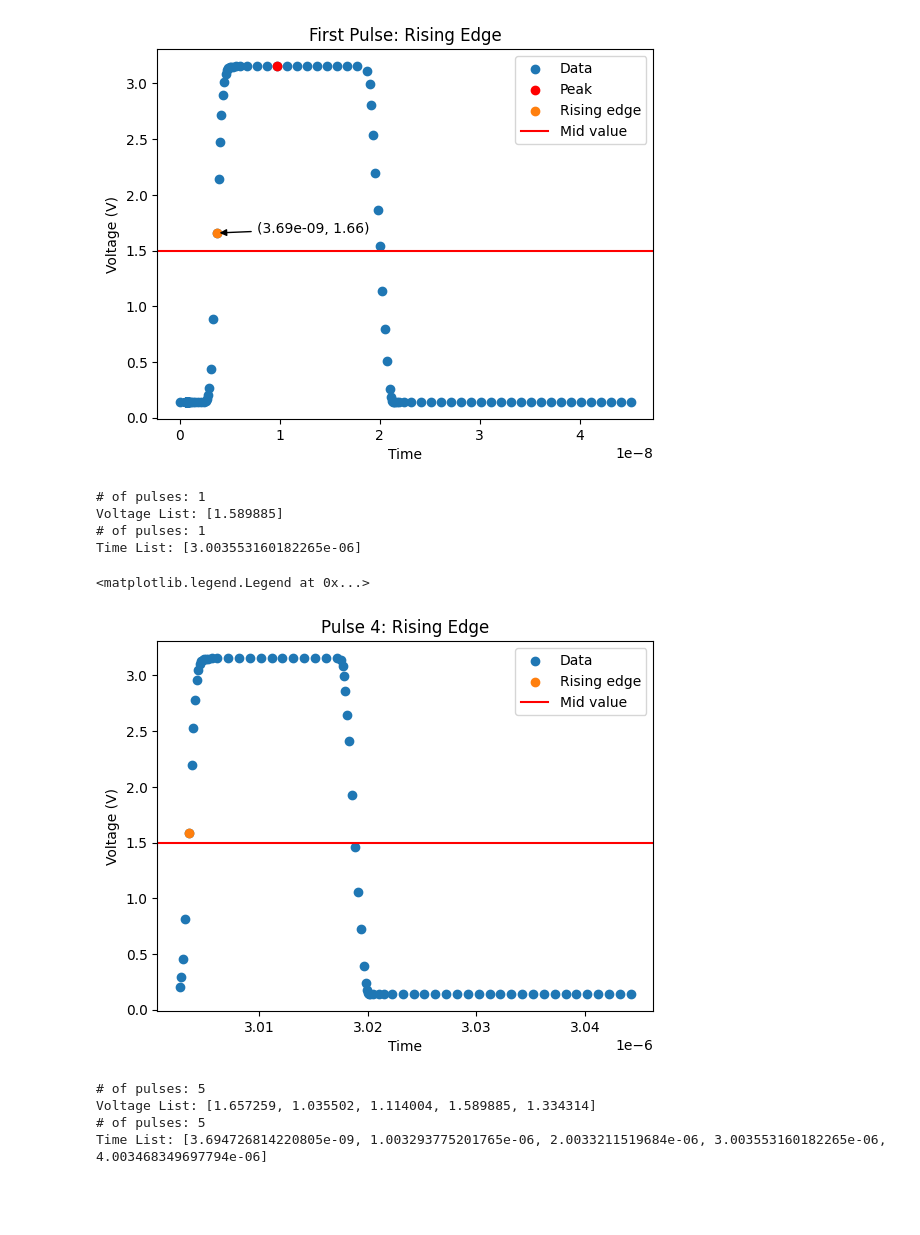
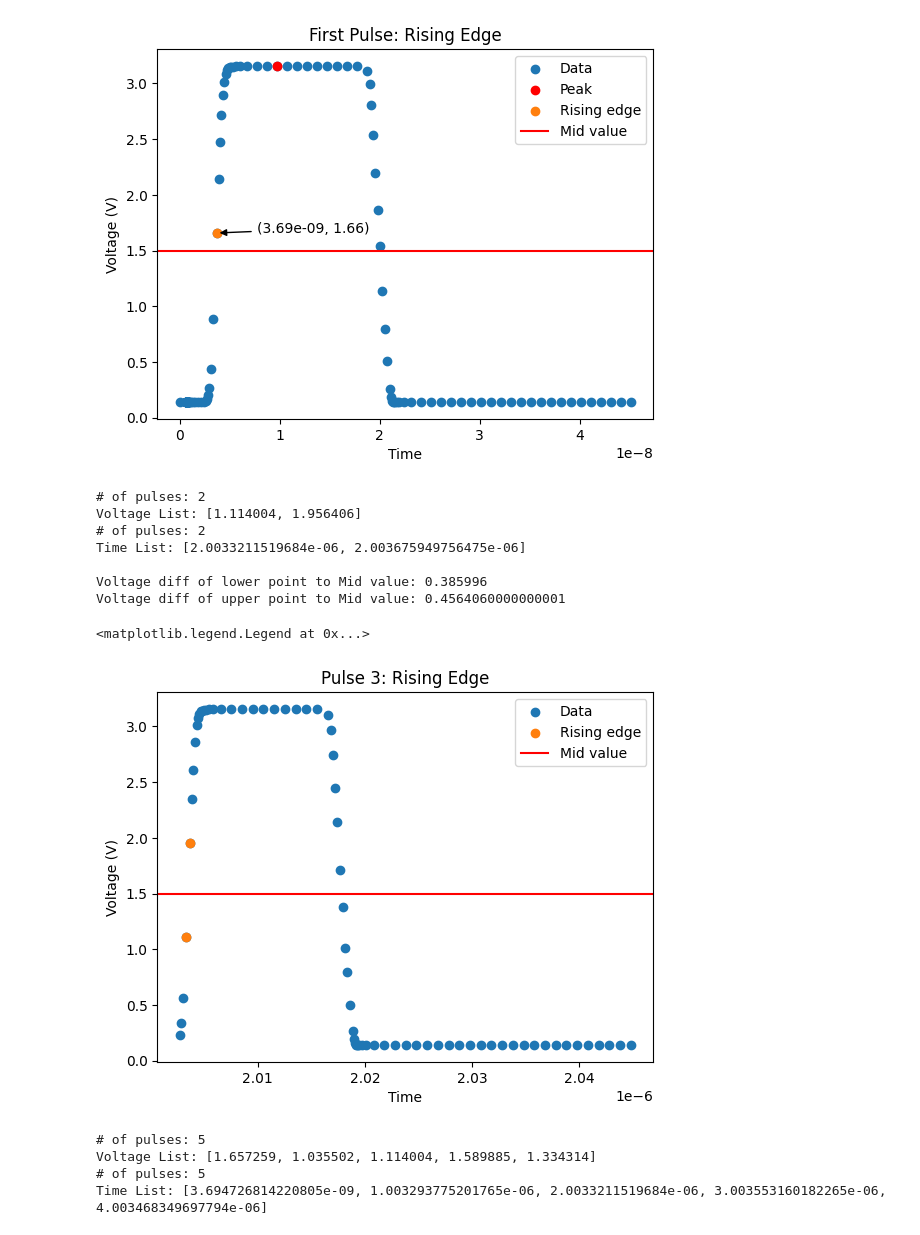
Before and after one commit to llbranch/Monte-Python, a Jupyter notebook: poetryEnv/poetryenv/Lt5part.ipynb, the cells around one changed output. Drawn from its saved outputs; the diff is of its cells as text; code cells hidden in the pictures; blank space fills up the shorter version.

Commit message:
forgetting to change it back to pulse 3, the problem child

```diff
--- a/poetryEnv/poetryenv/Lt5part.ipynb
+++ b/poetryEnv/poetryenv/Lt5part.ipynb
@@ -163,7 +163,7 @@ Rising edge issue: Missing points
 
 # Select Peak by changing the index:
 #       peakindexCH1[<peak>]
-PulseExamined = 4
+PulseExamined = 3
 ch1peak = ch1.truncate(before=peakindexCH1[PulseExamined-1]-20 ,after=peakindexCH1[PulseExamined-1]+50) # smallest less 1 bc `after` adds a value
 
 # Naming and floats
@@ -188,38 +188,41 @@ for (m,t,v) in zip(slope,ch1tpeak,ch1Vpeak):
             trise.append(t)
             vrise.append(v)
             count +=1
     else:
         print('Error, we are beyond the input pulse value.')
         print(f"Pulses: {PulseExamined}\nPulses found: {count}")
         break
 
 
 print(f"# of pulses: {len(vrise)}\nVoltage List: {vrise}")
 print(f"# of pulses: {len(trise)}\nTime List: {trise}")
 
 if PulseExamined == 3:
     print(f"\nVoltage diff of lower point to Mid value: {Vmid-vrise[0]}")
     print(f"Voltage diff of upper point to Mid value: {vrise[1]-Vmid}")
 
 
 plt.figure(1)
 plt.scatter(ch1tpeak,ch1Vpeak, label="Data")
 plt.scatter(trise, vrise, label="Rising edge")
 
 plt.axhline(y = Vmid, color = 'r', linestyle = '-', label='Mid value')
 
 plt.title(f"Pulse {PulseExamined}: Rising Edge")
 plt.xlabel("Time")
 plt.ylabel("Voltage (V)")
 
 plt.legend()
 # %% [output]
-# of pulses: 1
-Voltage List: [1.589885]
-# of pulses: 1
-Time List: [3.003553160182265e-06]
+# of pulses: 2
+Voltage List: [1.114004, 1.956406]
+# of pulses: 2
+Time List: [2.0033211519684e-06, 2.003675949756475e-06]
+
+Voltage diff of lower point to Mid value: 0.385996
+Voltage diff of upper point to Mid value: 0.4564060000000001
 <matplotlib.legend.Legend at 0x...>
-[figure, old version]
+[figure, new version]
 # %%
 """ Slope checker: N Pulses """
 # Input expected number of pulses
```
